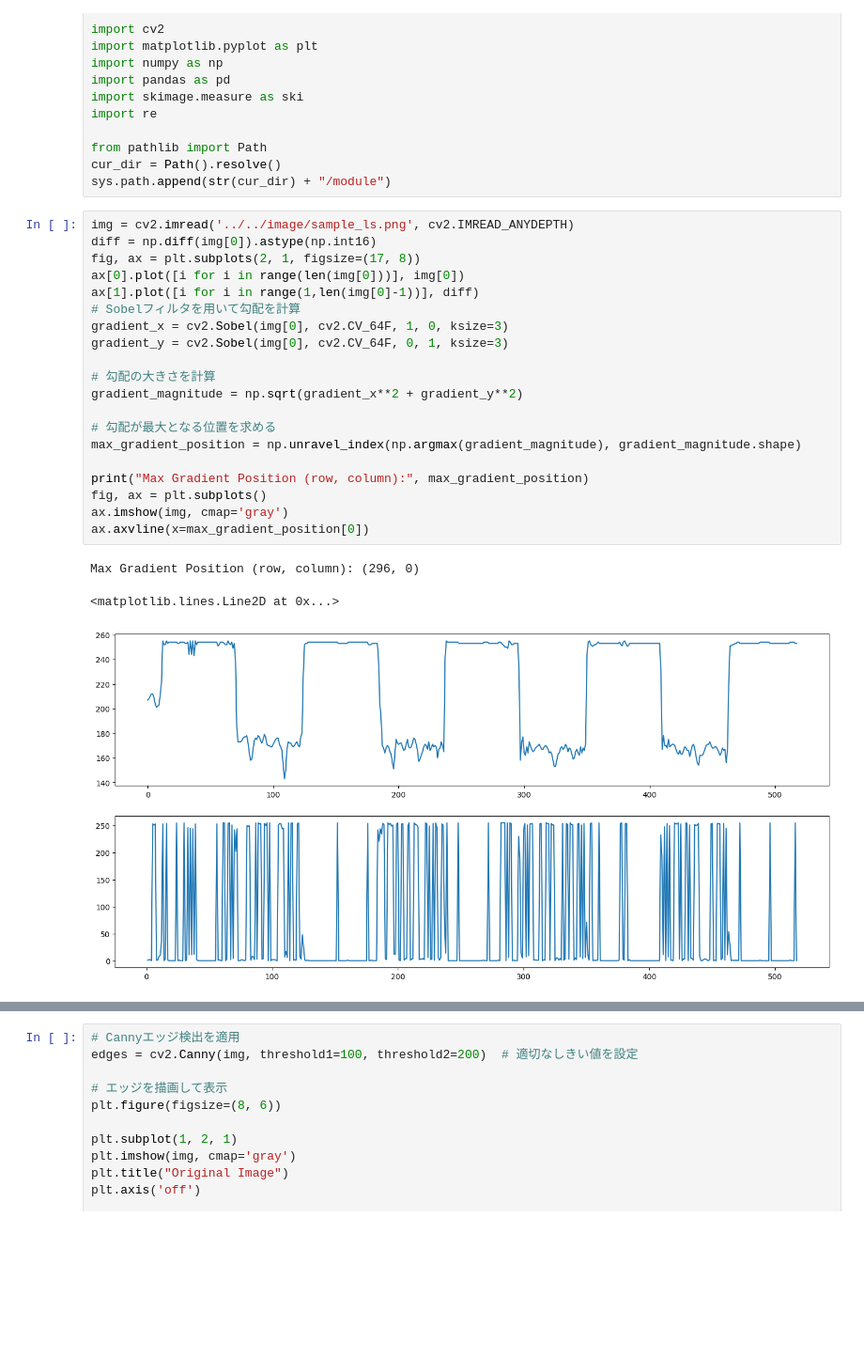
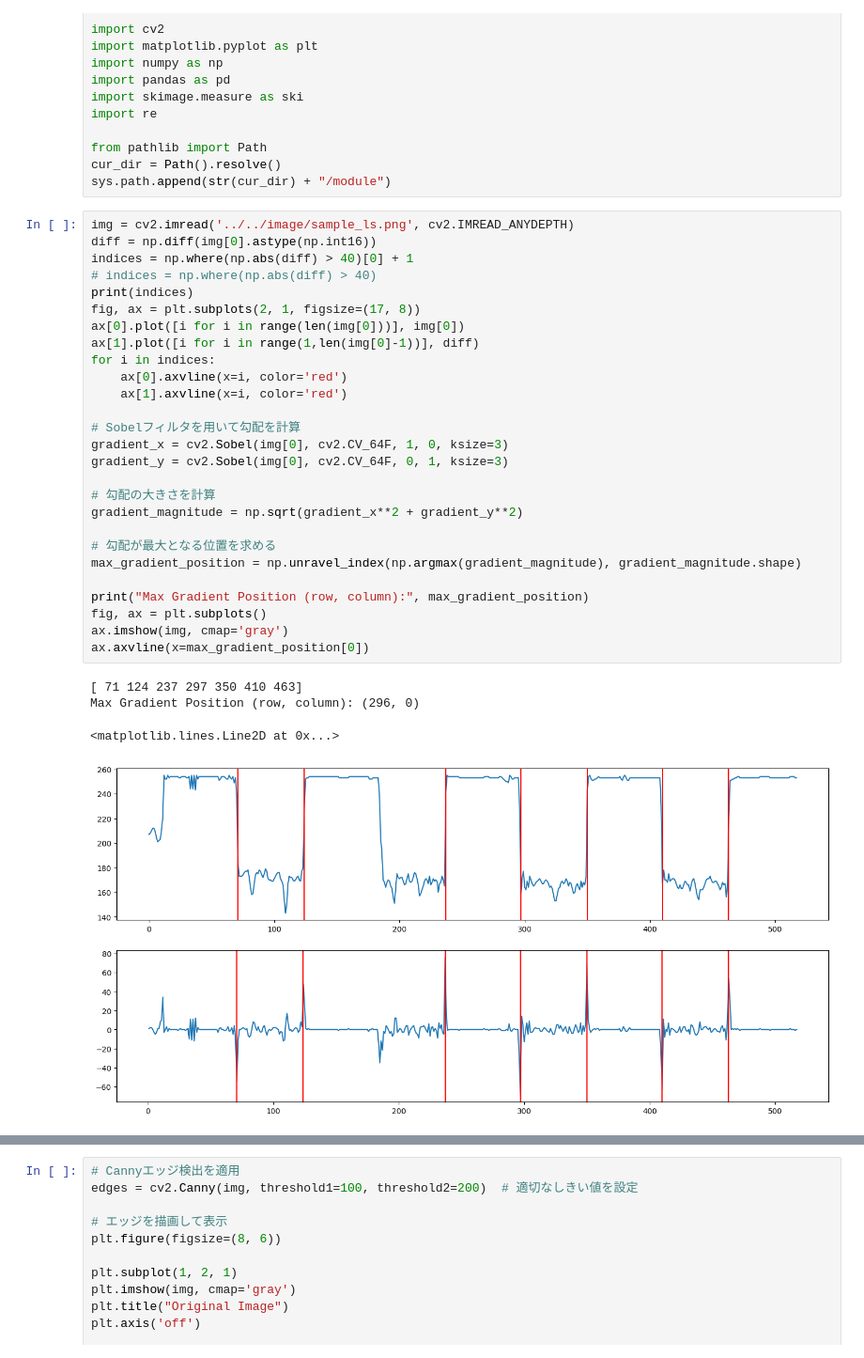
Before and after one commit to yumekasa5/Pyhton, a Jupyter notebook: jupyter/imageproc/measure_ls.ipynb, the cells around one changed output, grey strips where cells are left out. Shown: that part at 94% size. Cells and saved outputs as stored; diff of their text form; blank space fills up the shorter version.

```diff
--- a/jupyter/imageproc/measure_ls.ipynb
+++ b/jupyter/imageproc/measure_ls.ipynb
@@ -16,28 +16,36 @@ cur_dir = Path().resolve()
 sys.path.append(str(cur_dir) + "/module")
 # %%
 img = cv2.imread('../../image/sample_ls.png', cv2.IMREAD_ANYDEPTH)
-diff = np.diff(img[0]).astype(np.int16)
+diff = np.diff(img[0].astype(np.int16))
+indices = np.where(np.abs(diff) > 40)[0] + 1
+# indices = np.where(np.abs(diff) > 40)
+print(indices)
 fig, ax = plt.subplots(2, 1, figsize=(17, 8))
 ax[0].plot([i for i in range(len(img[0]))], img[0])
 ax[1].plot([i for i in range(1,len(img[0]-1))], diff)
+for i in indices:
+    ax[0].axvline(x=i, color='red')
+    ax[1].axvline(x=i, color='red')
+
 # Sobelフィルタを用いて勾配を計算
 gradient_x = cv2.Sobel(img[0], cv2.CV_64F, 1, 0, ksize=3)
 gradient_y = cv2.Sobel(img[0], cv2.CV_64F, 0, 1, ksize=3)
 
 # 勾配の大きさを計算
 gradient_magnitude = np.sqrt(gradient_x**2 + gradient_y**2)
 
 # 勾配が最大となる位置を求める
 max_gradient_position = np.unravel_index(np.argmax(gradient_magnitude), gradient_magnitude.shape)
 
 print("Max Gradient Position (row, column):", max_gradient_position)
 fig, ax = plt.subplots()
 ax.imshow(img, cmap='gray')
 ax.axvline(x=max_gradient_position[0])
 # %% [output]
+[ 71 124 237 297 350 410 463]
 Max Gradient Position (row, column): (296, 0)
 <matplotlib.lines.Line2D at 0x...>
-[figure, old version]
+[figure, new version]
 [figure]
 # %%
 # Cannyエッジ検出を適用
```
Also changed, not shown: 1 other file.
